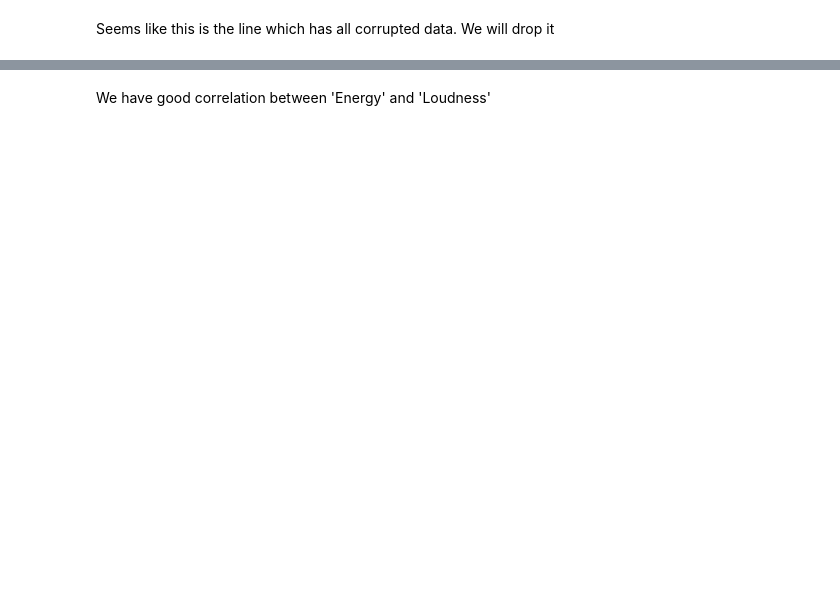
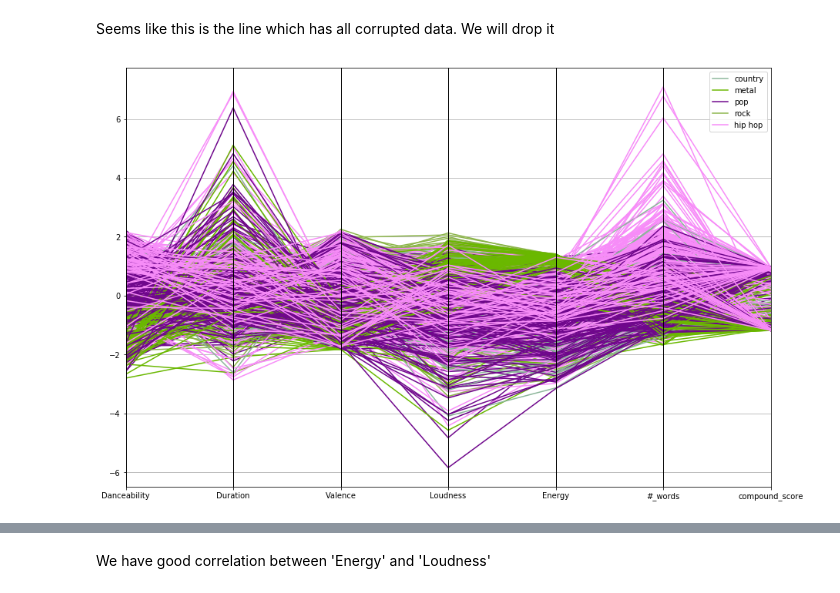
Before and after one commit to ccamp032/Music-Mood-Analysis, a Jupyter notebook: Phase_2_data_analysis/LyricDataset_Fin.ipynb, the cells around one changed output, grey strips where cells are left out. Cells and saved outputs as stored; diff of their text form; code cells hidden in the pictures; blank space fills up the shorter version.

```diff
--- a/Phase_2_data_analysis/LyricDataset_Fin.ipynb
+++ b/Phase_2_data_analysis/LyricDataset_Fin.ipynb
@@ -345,6 +350,26 @@ Seems like this is the line which has all corrupted data. We will drop it
 # %%
 data.drop(80, inplace = True)
 data.reset_index(drop = True, inplace = True)
+# %%
+#CHRIS WORK BELOW________________________________________________________________
+cols = ['Danceability', 'Duration', 'Valence', 'Loudness', 'Energy', '#_words', 'compound_score']
+subset_df = data[cols]
+
+from sklearn.preprocessing import StandardScaler
+ss = StandardScaler()
+
+scaled_df = ss.fit_transform(subset_df)
+scaled_df = pd.DataFrame(scaled_df, columns=cols)
+final_df = pd.concat([scaled_df, data['Genre']], axis=1)
+final_df.head()
+
+# plot parallel coordinates
+from pandas.plotting import parallel_coordinates
+plt.figure(figsize=(15,10))
+pc = parallel_coordinates(final_df, 'Genre')
+#CHRIS WORK ABOVE_________________________________________________________________
+# %% [output]
+[figure, added]
 # %%
 plt.figure(figsize = (14, 14))
 data_names = ['Danceability', 'Energy', 'Valence', 'Loudness']
```
Also changed, not shown: parts of 18 cells of this notebook.
